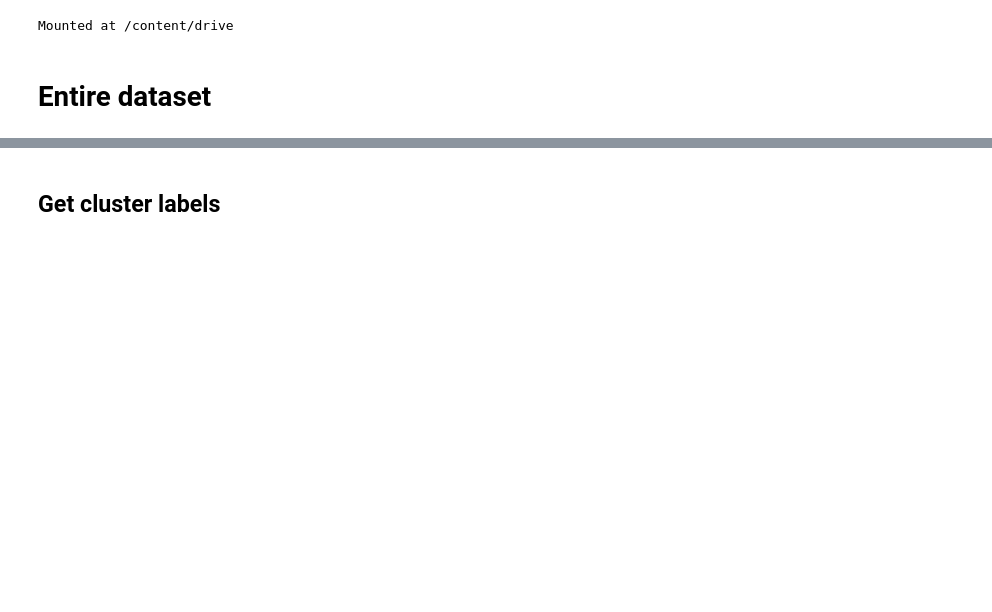
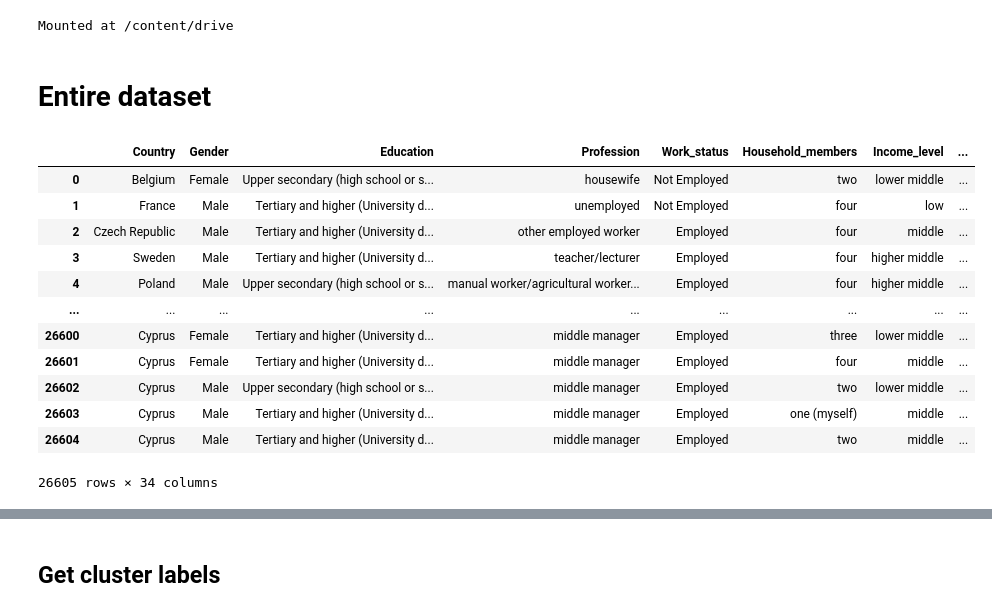
Before and after one commit to AndyHuang97/Intelligent-Mobility, a Jupyter notebook: Analysis - Histplots.ipynb, the cells around one changed output, grey strips where cells are left out. Saved outputs shown, nothing was run; the diff lists cells and outputs as text; code cells hidden in the pictures; blank space fills up the shorter version.

```diff
--- a/Analysis - Histplots.ipynb
+++ b/Analysis - Histplots.ipynb
@@ -74,0 +79,16 @@ def plotClustersRadar(df, column, columns, save_path=None, plot_cols=5, row_heig
+# %%
+df.assign(cluster=cluster_labels)
+# %% [output]
+|  | Country | Gender | Education | Profession | Work_status | Household_members | Income_level | ... |
+| 0 | Belgium | Female | Upper secondary (high school or s... | housewife | Not Employed | two | lower middle | ... |
+| 1 | France | Male | Tertiary and higher (University d... | unemployed | Not Employed | four | low | ... |
+| 2 | Czech Republic | Male | Tertiary and higher (University d... | other employed worker | Employed | four | middle | ... |
+| 3 | Sweden | Male | Tertiary and higher (University d... | teacher/lecturer | Employed | four | higher middle | ... |
+| 4 | Poland | Male | Upper secondary (high school or s... | manual worker/agricultural worker... | Employed | four | higher middle | ... |
+| ... | ... | ... | ... | ... | ... | ... | ... | ... |
+| 26600 | Cyprus | Female | Tertiary and higher (University d... | middle manager | Employed | three | lower middle | ... |
+| 26601 | Cyprus | Female | Tertiary and higher (University d... | middle manager | Employed | four | middle | ... |
+| 26602 | Cyprus | Male | Upper secondary (high school or s... | middle manager | Employed | two | lower middle | ... |
+| 26603 | Cyprus | Male | Tertiary and higher (University d... | middle manager | Employed | one (myself) | middle | ... |
+| 26604 | Cyprus | Male | Tertiary and higher (University d... | middle manager | Employed | two | middle | ... |
+26605 rows × 34 columns
```
Also changed, not shown: parts of 35 cells of this notebook.
